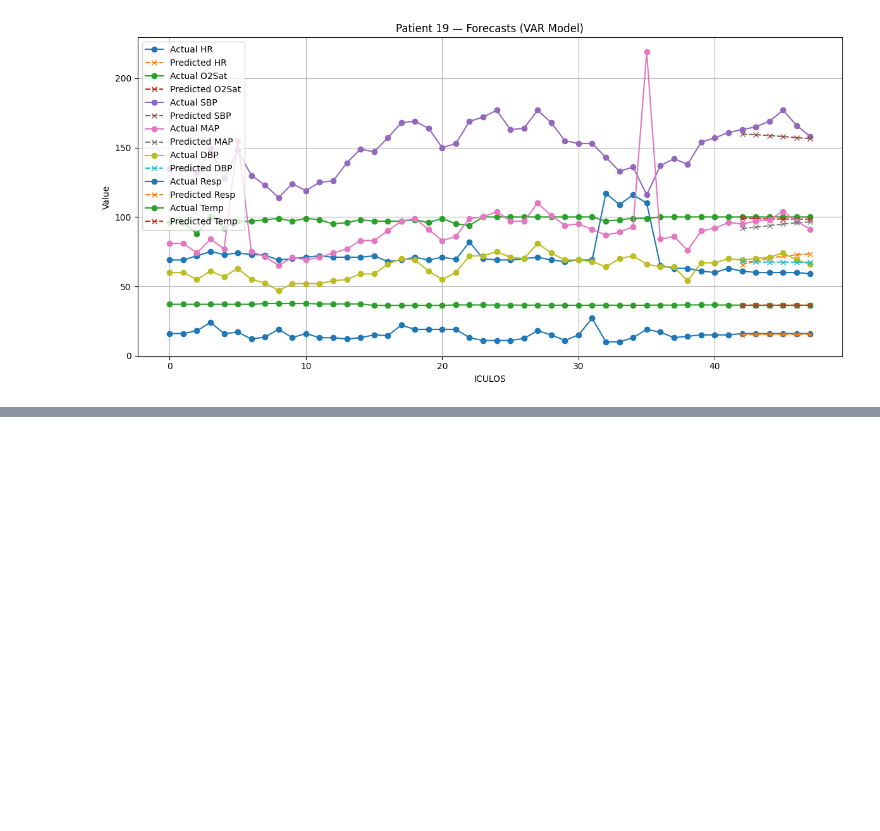
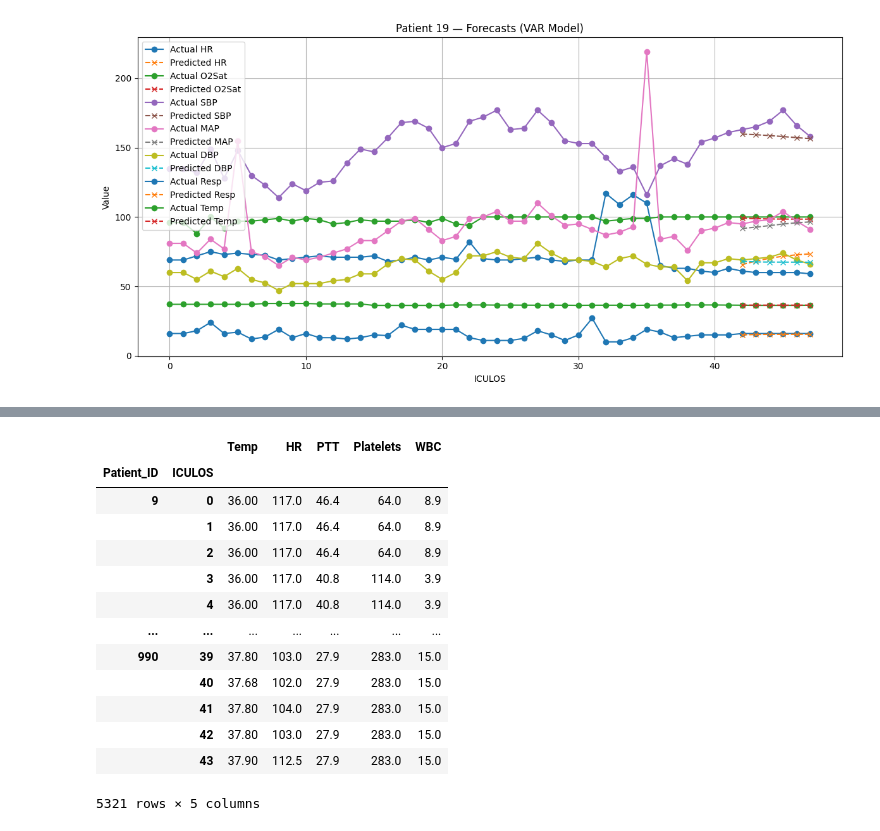
Before and after one commit to emsyoungg/sepsis_forecasting, a Jupyter notebook: VAR/Main_VAR.ipynb, the cells around one changed output, grey strips where cells are left out. Cells and saved outputs as stored; diff of their text form; code cells hidden in the pictures; blank space fills up the shorter version.

```diff
--- a/VAR/Main_VAR.ipynb
+++ b/VAR/Main_VAR.ipynb
@@ -95,0 +122,7 @@ dtw_distance(x, y)
+# %%
+import loadDataForSKtime
+
+loader2 = loadDataForSKtime.PatientTimeSeriesLoader(
+    "C:/Users/emily/Documents/DissertationProject/training/training_setA_csv", ['Temp', 'HR', 'PTT', 'Platelets', 'WBC'])
+df2 = loader2.load_data(1000)
+train_data2, test_data2 = loader2.split_train_test(df2)
@@ -95,0 +147,17 @@ dtw_distance(x, y)
+# %%
+train_data2
+# %% [output]
+|  |  | Temp | HR | PTT | Platelets | WBC |
+| Patient_ID | ICULOS |  |  |  |  |  |
+| 9 | 0 | 36.00 | 117.0 | 46.4 | 64.0 | 8.9 |
+|  | 1 | 36.00 | 117.0 | 46.4 | 64.0 | 8.9 |
+|  | 2 | 36.00 | 117.0 | 46.4 | 64.0 | 8.9 |
+|  | 3 | 36.00 | 117.0 | 40.8 | 114.0 | 3.9 |
+|  | 4 | 36.00 | 117.0 | 40.8 | 114.0 | 3.9 |
+| ... | ... | ... | ... | ... | ... | ... |
+| 990 | 39 | 37.80 | 103.0 | 27.9 | 283.0 | 15.0 |
+|  | 40 | 37.68 | 102.0 | 27.9 | 283.0 | 15.0 |
+|  | 41 | 37.80 | 104.0 | 27.9 | 283.0 | 15.0 |
+|  | 42 | 37.80 | 103.0 | 27.9 | 283.0 | 15.0 |
+|  | 43 | 37.90 | 112.5 | 27.9 | 283.0 | 15.0 |
+5321 rows × 5 columns
```
Also changed, not shown: parts of 9 cells of this notebook, 7 other files.
